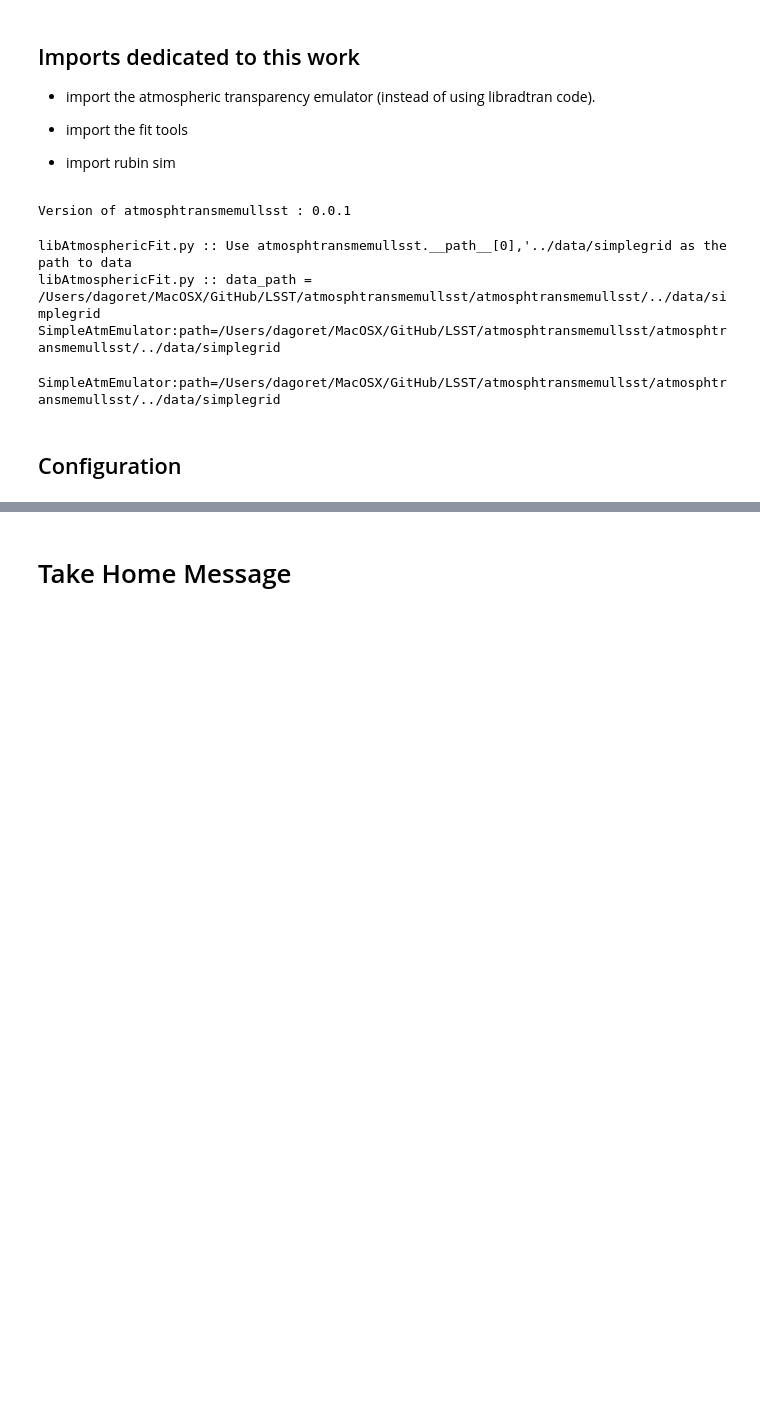
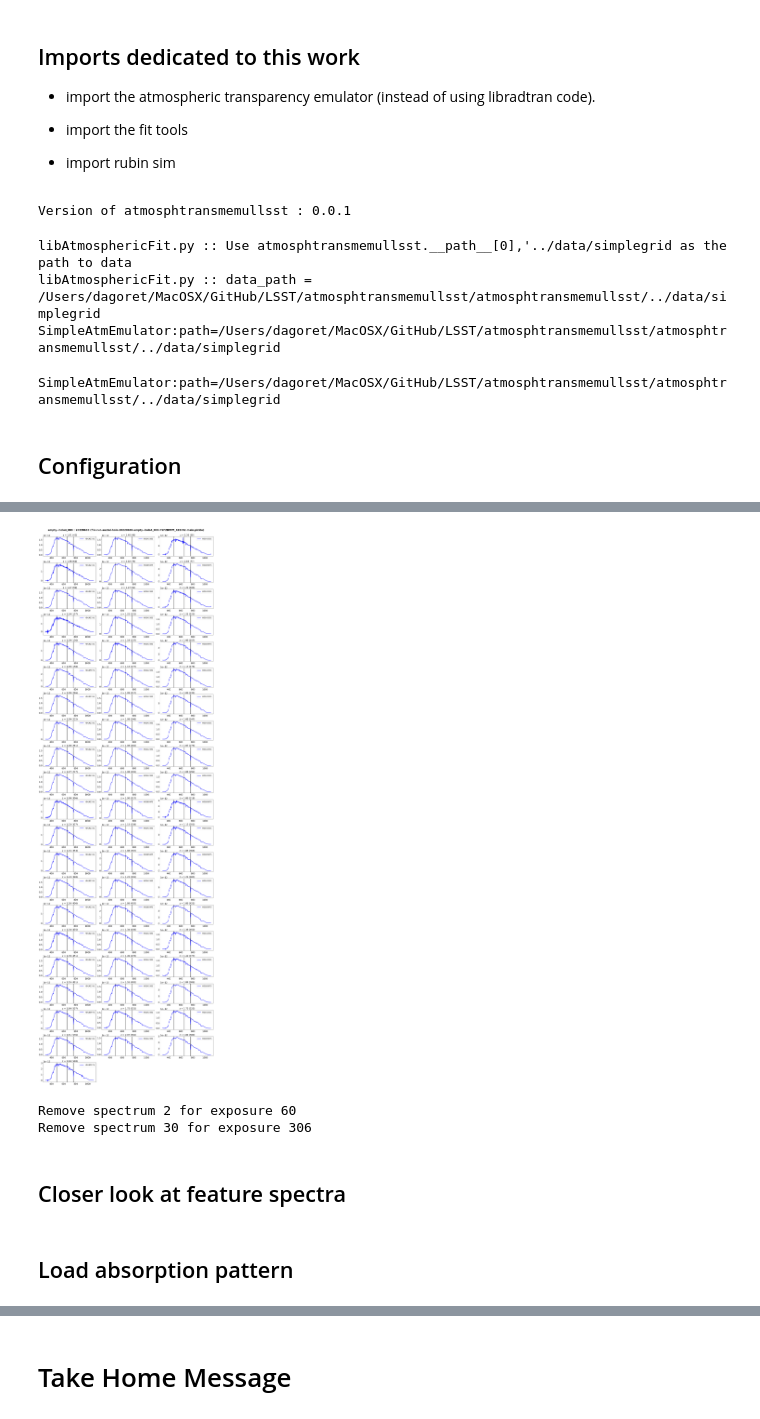
Before and after one commit to sylvielsstfr/RubinLSSTPhotometricCorrTuto, a Jupyter notebook: notebooks/01_AtmosphericParamExtraction/01b_AuxtelSpectraFits.ipynb, the cells around one changed output, grey strips where cells are left out. Cells and saved outputs as stored; diff of their text form; code cells hidden in the pictures; blank space fills up the shorter version.

```diff
--- a/notebooks/01_AtmosphericParamExtraction/01b_AuxtelSpectraFits.ipynb
+++ b/notebooks/01_AtmosphericParamExtraction/01b_AuxtelSpectraFits.ipynb
@@ -86,0 +237,61 @@ WL=np.linspace(WLMIN,WLMAX,NWLBIN)
+# %%
+N=len(infos)
+# number of columns
+NX=3
+# numbers of rows
+NY=N/NX
+
+if NY != int(NY):
+    NY= int(NY)+1
+else:
+    NY=int(NY)
+# %%
+%matplotlib inline
+fig = plt.figure(figsize=(20,NY*3))
+
+ny=0
+nx=0
+
+for idx in range(N):
+    iy = idx//NX
+    ix = (idx-iy*NX)
+
+    ax=fig.add_subplot(NY,NX,idx+1)
+
+
+
+    the_df=all_spectra[idx]
+
+    airmassvalue = infos.iloc[idx]["airmass"]
+    num = infos.iloc[idx]["number"]
+    label_airmass = f" z = {airmassvalue:.2f} ({num})"
+    the_target = infos.iloc[idx]["object"]
+
+    #ax.plot(the_df.wavelength,the_df.flux,color=all_colors[ifile])
+    if num in list_of_badnums1:
+        thecolor="r"
+    else:
+        thecolor="b"
+
+    ax.errorbar(the_df["all_lambdas"],the_df['all_fluxes'],yerr=the_df["all_fluxes_err"], fmt = '-',lw=2 ,color=thecolor,capsize = 0.01, ecolor="k", elinewidth = .01,label=the_target)
+    ax.set_title(label_airmass)
+
+    ax.axvline(HBETA.wavelength,linestyle="-",color="k")
+    ax.axvline(HALPHA.wavelength,linestyle="-",color="k")
+
+    # O2 line
+    ax.axvline(O2_1.wavelength,linestyle="--",color="k")
+    #ax.annotate(O2_1.label, xy=(O2_1.wavelength-5, FLUXLIMMAX/2), color='blue',fontsize=20,fontweight='bold')
+
+    ax.axvline(O2_2.wavelength,linestyle="--",color="k")
+    #ax.annotate(O2_2.label, xy=(O2_2.wavelength, ypos), color='blue',fontsize=20,fontweight='bold')
+
+    ax.legend()
+the_title = f"{the_filtertype} : {the_date} (file {filename_spectra})"
+the_figname =f"fig_01_{the_date}_{the_filtertype}"
+
+plt.suptitle(the_title,fontsize=20,fontweight='bold',y=1)
+plt.tight_layout()
+plt.savefig(the_figname)
+# %% [output]
+[figure, added]
@@ -86,0 +300,5 @@ WL=np.linspace(WLMIN,WLMAX,NWLBIN)
+# %%
+infos, all_spectra = GetSpectraFiltered(spectra_content,list_of_bad_spectra=list_of_badnums)
+# %% [output]
+Remove spectrum 2 for exposure 60
+Remove spectrum 30 for exposure 306
@@ -86,0 +307,4 @@ WL=np.linspace(WLMIN,WLMAX,NWLBIN)
+# %% [markdown]
+## Closer look at feature spectra
+# %% [markdown]
+## Load absorption pattern
```
Also changed, not shown: parts of 34 cells of this notebook, 21 other files.
